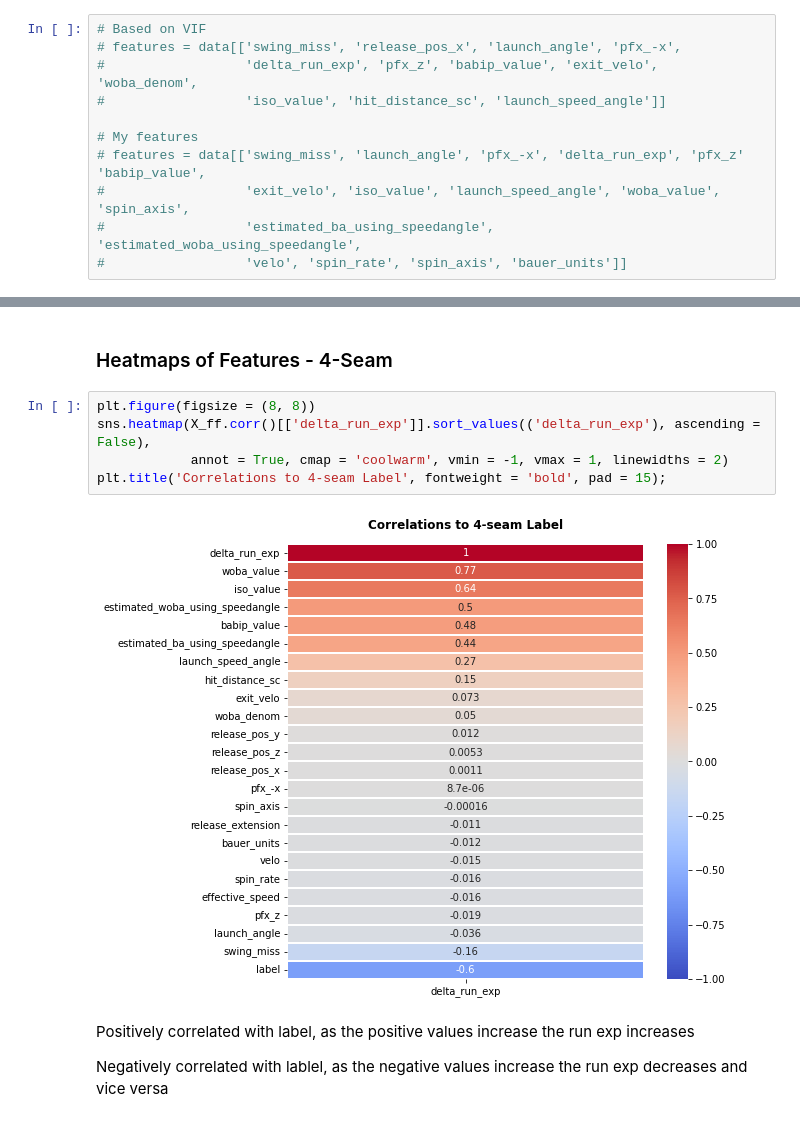
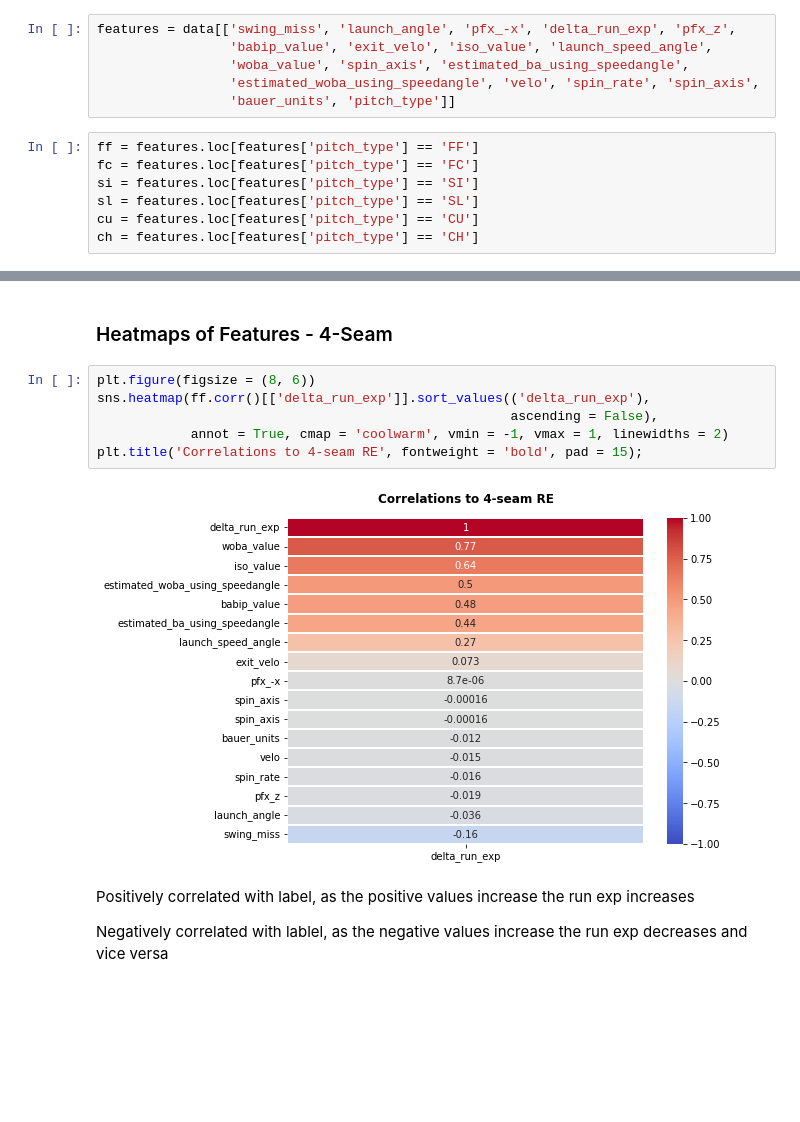
Before and after one commit to anthonyzurke/pitch-model, a Jupyter notebook: test-notebooks/test-run-value.ipynb, the cells around one changed output, grey strips where cells are left out. Cells and saved outputs as stored; diff of their text form; blank space fills up the shorter version.

```diff
--- a/test-notebooks/test-run-value.ipynb
+++ b/test-notebooks/test-run-value.ipynb
@@ -90,16 +85,18 @@ vif_data.sort_values(by = 'VIF').head(15)
 # %% [markdown]
 # Features
 # %%
-# Based on VIF
-# features = data[['swing_miss', 'release_pos_x', 'launch_angle', 'pfx_-x',
-#                  'delta_run_exp', 'pfx_z', 'babip_value', 'exit_velo', 'woba_denom',
-#                  'iso_value', 'hit_distance_sc', 'launch_speed_angle']]
-
-# My features
-# features = data[['swing_miss', 'launch_angle', 'pfx_-x', 'delta_run_exp', 'pfx_z' 'babip_value',
-#                  'exit_velo', 'iso_value', 'launch_speed_angle', 'woba_value', 'spin_axis',
-#                  'estimated_ba_using_speedangle', 'estimated_woba_using_speedangle',
-#                  'velo', 'spin_rate', 'spin_axis', 'bauer_units']]
+features = data[['swing_miss', 'launch_angle', 'pfx_-x', 'delta_run_exp', 'pfx_z',
+                 'babip_value', 'exit_velo', 'iso_value', 'launch_speed_angle',
+                 'woba_value', 'spin_axis', 'estimated_ba_using_speedangle',
+                 'estimated_woba_using_speedangle', 'velo', 'spin_rate', 'spin_axis',
+                 'bauer_units', 'pitch_type']]
+# %%
+ff = features.loc[features['pitch_type'] == 'FF']
+fc = features.loc[features['pitch_type'] == 'FC']
+si = features.loc[features['pitch_type'] == 'SI']
+sl = features.loc[features['pitch_type'] == 'SL']
+cu = features.loc[features['pitch_type'] == 'CU']
+ch = features.loc[features['pitch_type'] == 'CH']
 # %% [markdown]
 # Clustering
 # %% [markdown]
@@ -460,12 +463,13 @@ X_ch.groupby(by = 'label').mean().T
 # %% [markdown]
 ### Heatmaps of Features - 4-Seam
 # %%
-plt.figure(figsize = (8, 8))
-sns.heatmap(X_ff.corr()[['delta_run_exp']].sort_values(('delta_run_exp'), ascending = False),
+plt.figure(figsize = (8, 6))
+sns.heatmap(ff.corr()[['delta_run_exp']].sort_values(('delta_run_exp'),
+                                                     ascending = False),
             annot = True, cmap = 'coolwarm', vmin = -1, vmax = 1, linewidths = 2)
-plt.title('Correlations to 4-seam Label', fontweight = 'bold', pad = 15);
+plt.title('Correlations to 4-seam RE', fontweight = 'bold', pad = 15);
 # %% [output]
-[figure, old version]
+[figure, new version]
 # %% [markdown]
 Positively correlated with label, as the positive values increase the run exp increases
 
```
Also changed, not shown: parts of 50 cells of this notebook.
